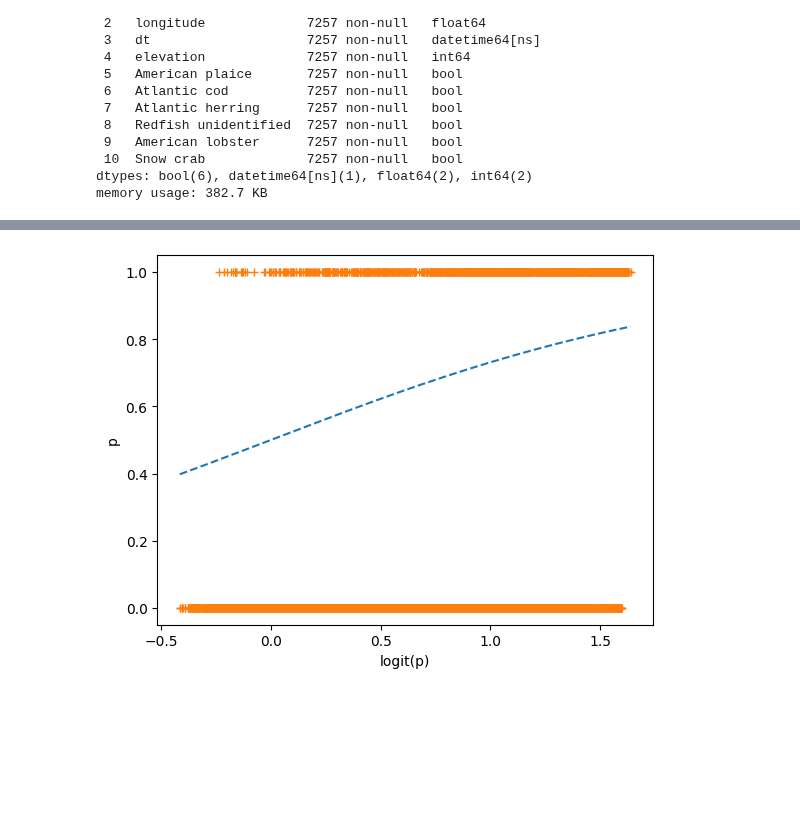
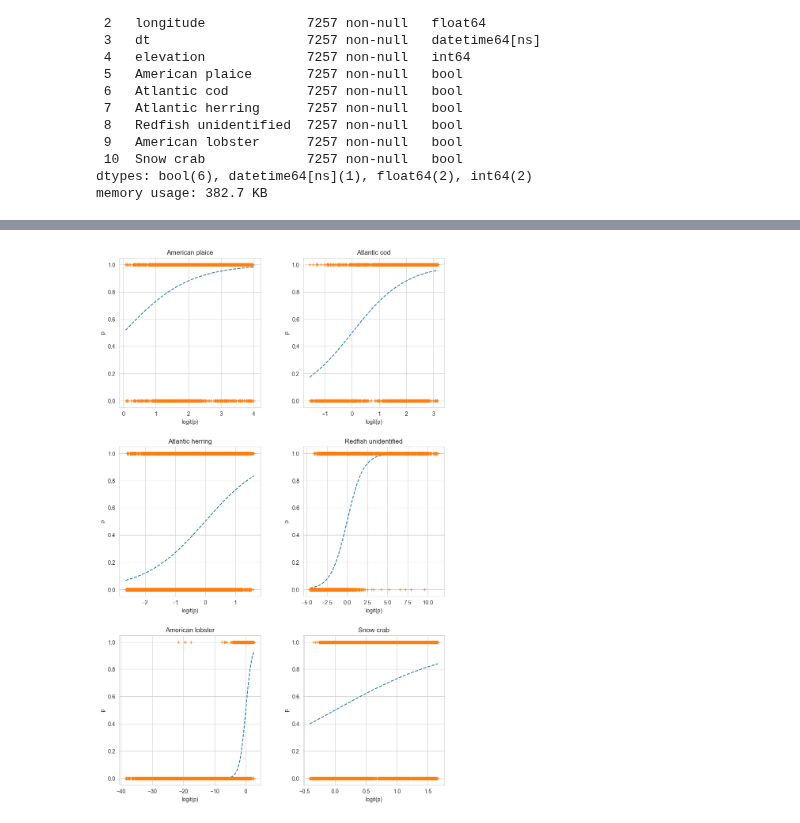
Before and after one commit to davjfish/WatspeedStatsGroupProject, a Jupyter notebook: analysis/Logistic_regression.ipynb, the cells around one changed output, grey strips where cells are left out. Saved outputs shown, nothing was run; the diff lists cells and outputs as text; code cells hidden in the pictures; blank space fills up the shorter version.

```diff
--- a/analysis/Logistic_regression.ipynb
+++ b/analysis/Logistic_regression.ipynb
@@ -49,3 +113,15 @@ Optimization terminated successfully.
 # %%
-m.params
+
+# based on the above, we will not use the `elevation` predictor for herring and snowcrab models
+
+species_dict["Atlantic herring"]["predictors"] = ["latitude", "longitude"]
+species_dict["Snow crab"]["predictors"] = ["latitude", "longitude"]
+
+# and now we will have to re-run the models
+for species in species_list:
+    mydict = species_dict[species]
+    predictors = mydict["predictors"]
+    m = Logit(set_df[species], set_df[predictors])
+    m = m.fit()
+    mydict["model"] = m
 # %% [output]
@@ -56,3 +146,7 @@ dtype: float64
 # %%
-print(m.summary2())
+
+for species in species_list:
+    set_df[f"p_{species}"] = species_dict[species]["model"].predict(set_df[species_dict[species]["predictors"]])
+
+set_df.head()
 # %% [output]
@@ -78,10 +159,26 @@ df.loc[:, 'p'] = m.predict(df[predictors])
 # %%
-df = df.sort_values(by = ['p'], axis = 0)
-plt.plot(logit(df.p), df.p, '--')
-plt.plot(logit(df.p), df["Redfish unidentified"], '+')
-plt.xlabel('logit(p)')
-plt.ylabel('p')
-plt.show()
+
+# plot relationship between values of logit(p) and p
+# we will also display the actual values of the response
+
+# create the figure and plot
+fig, ((ax1, ax2), (ax3, ax4), (ax5, ax6)) = plt.subplots(ncols=2, nrows=3, figsize=(10, 15))
+fig.tight_layout(pad=5)
+axs = [ax1, ax2, ax3, ax4, ax5, ax6]
+
+
+def generate_logit_plot(ax, species):
+    p_attr = f'p_{species}'
+    temp_df = set_df.sort_values(p_attr)
+    ax.plot(logit(temp_df[p_attr]), temp_df[p_attr], '--')
+    ax.plot(logit(temp_df[p_attr]), temp_df[species], '+')
+    ax.set_title(species)
+    ax.set_xlabel('logit(p)')
+    ax.set_ylabel('p')
+
+
+for i in range(0, 6):
+    generate_logit_plot(axs[i], species_list[i])
 # %% [output]
-[figure, old version]
+[figure, new version]
 # %%
```
Also changed, not shown: parts of 38 cells of this notebook.
